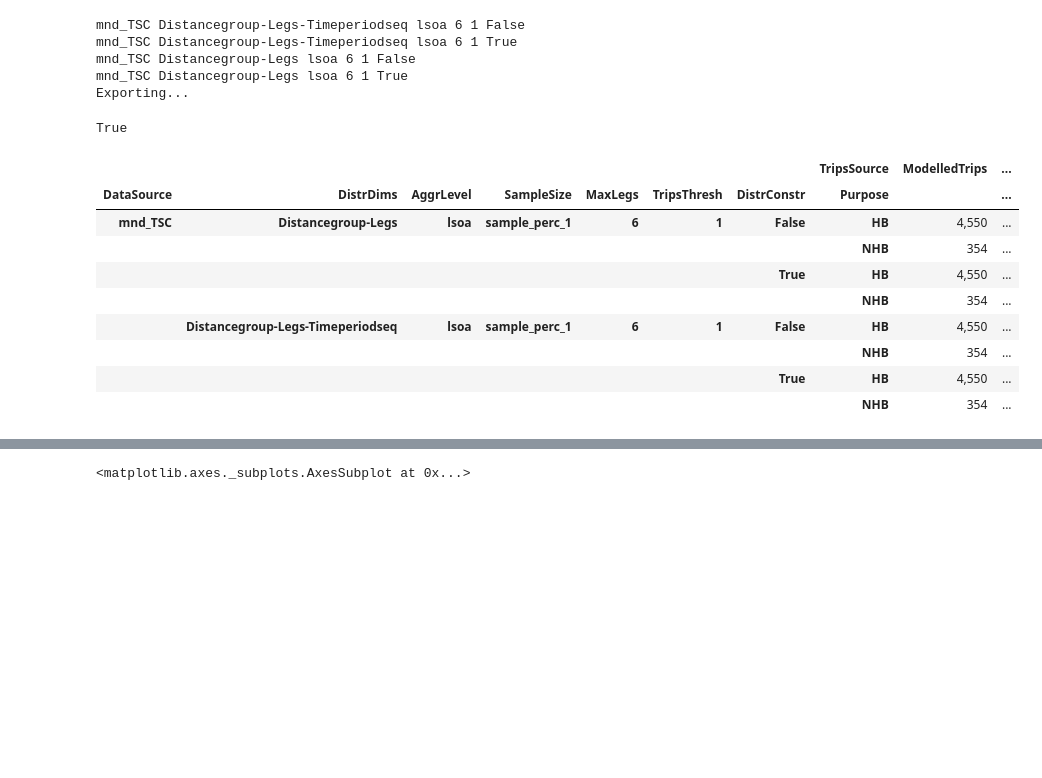
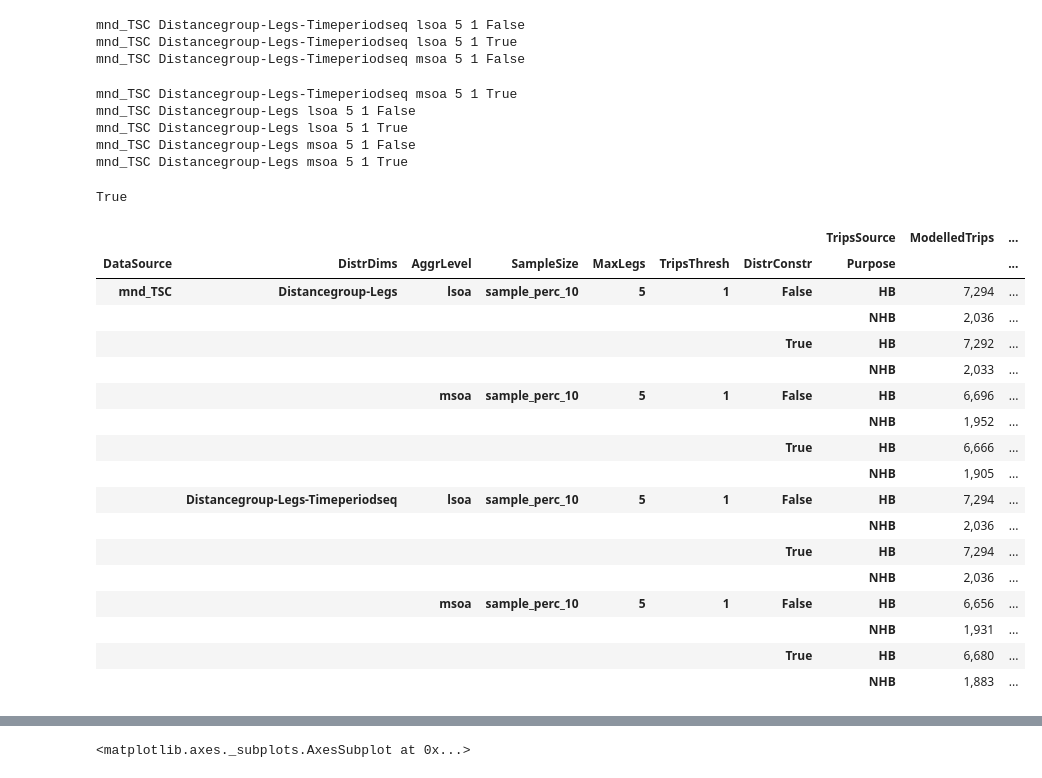
Before and after one commit to harisbal/od2trs, a Jupyter notebook: analysis/optimisation_results.ipynb, the cells around one changed output, grey strips where cells are left out. Drawn from its saved outputs; the diff is of its cells as text; code cells hidden in the pictures; blank space fills up the shorter version.

```diff
--- a/analysis/optimisation_results.ipynb
+++ b/analysis/optimisation_results.ipynb
@@ -14,9 +14,9 @@ data_sources = ['mnd_TSC']
 distr_dims = ['-'.join(['Distancegroup', 'Legs', 'Timeperiodseq']),
               '-'.join(['Distancegroup', 'Legs'])]
 
-aggr_levels = ['lsoa']
-perc_sample_sizes = ['sample_perc_1']
-export = True
+aggr_levels = ['lsoa', 'msoa']
+perc_sample_sizes = ['sample_perc_10']
+export = False
 out_folder = r'./outputs'
 tolerance = 0.01
 
@@ -177,6 +177,7 @@ def main(model_info):
         trs_mdl_descr = pd.read_csv(flpaths['trs_mdl_descr'], index_col=['Tourid', 'Legseqidx'])
 
         comp_info = pd.concat([trs_obs_info, trs_mdl_info], sort=False)
+        comp_info = comp_info[comp_info['Timesused']!=0]
 
         od_dims = ['Source', 'Target', 'Purpose', 'Direction', 'Timeperiod']
 
@@ -270,11 +271,14 @@ if export:
     comparisons['descrs'].to_csv(os.path.join(out_folder, 'comparison_descrs.csv'), header=True, index=True)
     comparisons['info'].to_csv(os.path.join(out_folder, 'comparison_info.csv'), header=True, index=True)
 # %% [output]
-mnd_TSC Distancegroup-Legs-Timeperiodseq lsoa 6 1 False
-mnd_TSC Distancegroup-Legs-Timeperiodseq lsoa 6 1 True
-mnd_TSC Distancegroup-Legs lsoa 6 1 False
-mnd_TSC Distancegroup-Legs lsoa 6 1 True
-Exporting...
+mnd_TSC Distancegroup-Legs-Timeperiodseq lsoa 5 1 False
+mnd_TSC Distancegroup-Legs-Timeperiodseq lsoa 5 1 True
+mnd_TSC Distancegroup-Legs-Timeperiodseq msoa 5 1 False
+mnd_TSC Distancegroup-Legs-Timeperiodseq msoa 5 1 True
+mnd_TSC Distancegroup-Legs lsoa 5 1 False
+mnd_TSC Distancegroup-Legs lsoa 5 1 True
+mnd_TSC Distancegroup-Legs msoa 5 1 False
+mnd_TSC Distancegroup-Legs msoa 5 1 True
 # %%
 df = comparisons['distrs'].copy()
 df = df.xs(True, level='DistrConstr')
@@ -289,29 +293,37 @@ True
 # %%
 grpby_lvls = ['DataSource', 'DistrDims', 'AggrLevel', 'SampleSize',
               'MaxLegs', 'TripsThresh', 'DistrConstr',
               'TripsSource', 'Purpose']
 
 df = comparisons['ods'].groupby(level=grpby_lvls).sum()
 
 df = df.unstack('TripsSource')
 
-df['Diff'] = df.ObservedTrips - df.ModelledTrips
-df['Diff_perc'] = df.ModelledTrips/df.ObservedTrips - 1
+#df['Diff'] = df.ObservedTrips - df.ModelledTrips
+#df['Diff_perc'] = df.ModelledTrips/df.ObservedTrips - 1
 
 df.style.format({
     'ModelledTrips': '{:,.0f}'.format,
     'ObservedTrips': '{:,.0f}'.format,
     'Diff': '{:,.0f}'.format,
     'Diff_perc': '{:.0%}'.format
 })
 # %% [output]
 |  |  |  |  |  |  |  | TripsSource | ModelledTrips | ... |
 | DataSource | DistrDims | AggrLevel | SampleSize | MaxLegs | TripsThresh | DistrConstr | Purpose |  | ... |
-| mnd_TSC | Distancegroup-Legs | lsoa | sample_perc_1 | 6 | 1 | False | HB | 4,550 | ... |
-|  |  |  |  |  |  |  | NHB | 354 | ... |
-|  |  |  |  |  |  | True | HB | 4,550 | ... |
-|  |  |  |  |  |  |  | NHB | 354 | ... |
-|  | Distancegroup-Legs-Timeperiodseq | lsoa | sample_perc_1 | 6 | 1 | False | HB | 4,550 | ... |
-|  |  |  |  |  |  |  | NHB | 354 | ... |
-|  |  |  |  |  |  | True | HB | 4,550 | ... |
-|  |  |  |  |  |  |  | NHB | 354 | ... |
+| mnd_TSC | Distancegroup-Legs | lsoa | sample_perc_10 | 5 | 1 | False | HB | 7,294 | ... |
+|  |  |  |  |  |  |  | NHB | 2,036 | ... |
+|  |  |  |  |  |  | True | HB | 7,292 | ... |
+|  |  |  |  |  |  |  | NHB | 2,033 | ... |
+|  |  | msoa | sample_perc_10 | 5 | 1 | False | HB | 6,696 | ... |
+|  |  |  |  |  |  |  | NHB | 1,952 | ... |
+|  |  |  |  |  |  | True | HB | 6,666 | ... |
+|  |  |  |  |  |  |  | NHB | 1,905 | ... |
+|  | Distancegroup-Legs-Timeperiodseq | lsoa | sample_perc_10 | 5 | 1 | False | HB | 7,294 | ... |
+|  |  |  |  |  |  |  | NHB | 2,036 | ... |
+|  |  |  |  |  |  | True | HB | 7,294 | ... |
+|  |  |  |  |  |  |  | NHB | 2,036 | ... |
+|  |  | msoa | sample_perc_10 | 5 | 1 | False | HB | 6,656 | ... |
+|  |  |  |  |  |  |  | NHB | 1,931 | ... |
+|  |  |  |  |  |  | True | HB | 6,680 | ... |
+|  |  |  |  |  |  |  | NHB | 1,883 | ... |
```
Also changed, not shown: parts of 3 cells of this notebook, 1 other file.
